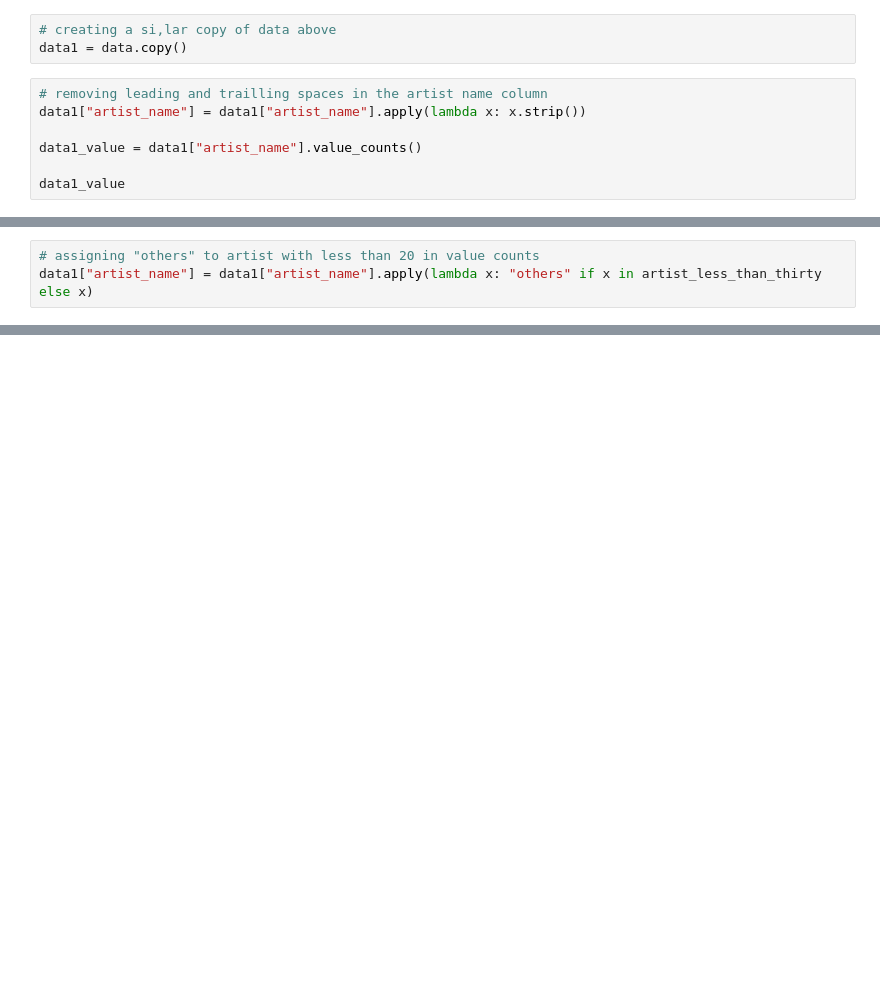
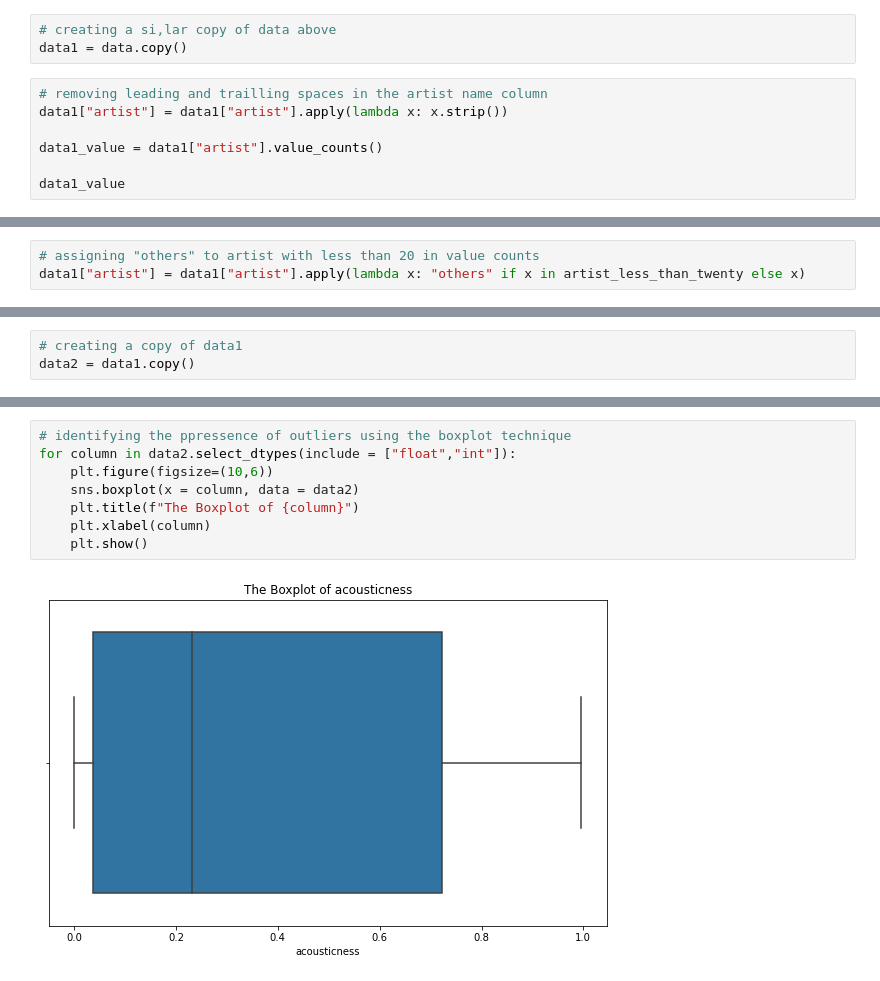
Before and after one commit to McOwino/Spotify_Analysis, a Jupyter notebook: Spottify_Analysis.ipynb, the cells around one changed output, grey strips where cells are left out. Cells and saved outputs as stored; diff of their text form; blank space fills up the shorter version.

```diff
--- a/Spottify_Analysis.ipynb
+++ b/Spottify_Analysis.ipynb
@@ -201,9 +212,9 @@ data.sample(5)
 data1 = data.copy()
 # %%
 # removing leading and trailling spaces in the artist name column
-data1["artist_name"] = data1["artist_name"].apply(lambda x: x.strip())
+data1["artist"] = data1["artist"].apply(lambda x: x.strip())
 
-data1_value = data1["artist_name"].value_counts()
+data1_value = data1["artist"].value_counts()
 
 data1_value
 # %% [output]
@@ -239,5 +250,5 @@ Name: artist_name, Length: 11656, dtype: int64
 # %%
 # assigning "others" to artist with less than 20 in value counts
-data1["artist_name"] = data1["artist_name"].apply(lambda x: "others" if x in artist_less_than_thirty else x)
+data1["artist"] = data1["artist"].apply(lambda x: "others" if x in artist_less_than_twenty else x)
 # %%
 # observing the changes
@@ -257,0 +271,3 @@ Name: artist_name, Length: 2909, dtype: int64
+# %%
+# creating a copy of data1
+data2 = data1.copy()
@@ -257,0 +295,10 @@ Name: artist_name, Length: 2909, dtype: int64
+# %%
+# identifying the ppressence of outliers using the boxplot technique
+for column in data2.select_dtypes(include = ["float","int"]):
+    plt.figure(figsize=(10,6))
+    sns.boxplot(x = column, data = data2)
+    plt.title(f"The Boxplot of {column}")
+    plt.xlabel(column)
+    plt.show()
+# %% [output]
+[figure, added]
```
Also changed, not shown: parts of 19 cells of this notebook.
